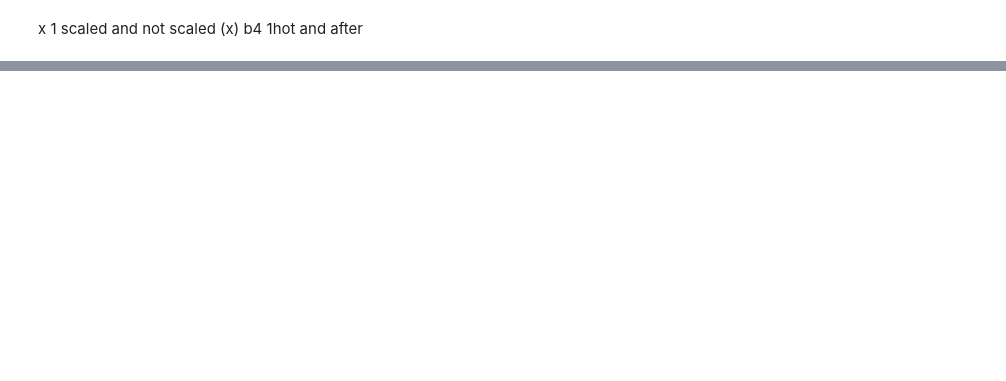
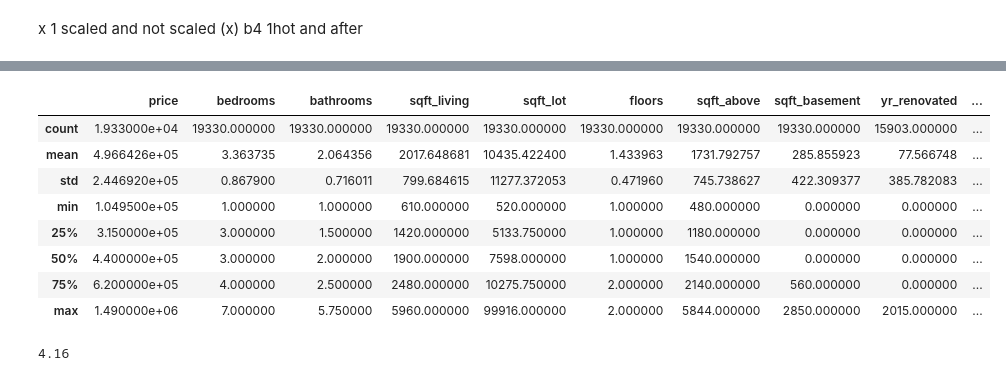
Before and after one commit to axoaxonic/green-housing-dev-analysis-project, a Jupyter notebook: development-notebooks/1book.ipynb, the cells around one changed output, grey strips where cells are left out. Saved outputs shown, nothing was run; the diff lists cells and outputs as text; code cells hidden in the pictures; blank space fills up the shorter version.

```diff
--- a/development-notebooks/1book.ipynb
+++ b/development-notebooks/1book.ipynb
@@ -149,3 +333,19 @@ y = zip_ohe_columns['price']
+# %%
+clean_null.describe()
+# %% [output]
+|  | price | bedrooms | bathrooms | sqft_living | sqft_lot | floors | sqft_above | sqft_basement | yr_renovated | ... |
+| count | 1.933000e+04 | 19330.000000 | 19330.000000 | 19330.000000 | 19330.000000 | 19330.000000 | 19330.000000 | 19330.000000 | 15903.000000 | ... |
+| mean | 4.966426e+05 | 3.363735 | 2.064356 | 2017.648681 | 10435.422400 | 1.433963 | 1731.792757 | 285.855923 | 77.566748 | ... |
+| std | 2.446920e+05 | 0.867900 | 0.716011 | 799.684615 | 11277.372053 | 0.471960 | 745.738627 | 422.309377 | 385.782083 | ... |
+| min | 1.049500e+05 | 1.000000 | 1.000000 | 610.000000 | 520.000000 | 1.000000 | 480.000000 | 0.000000 | 0.000000 | ... |
+| 25% | 3.150000e+05 | 3.000000 | 1.500000 | 1420.000000 | 5133.750000 | 1.000000 | 1180.000000 | 0.000000 | 0.000000 | ... |
+| 50% | 4.400000e+05 | 3.000000 | 2.000000 | 1900.000000 | 7598.000000 | 1.000000 | 1540.000000 | 0.000000 | 0.000000 | ... |
+| 75% | 6.200000e+05 | 4.000000 | 2.500000 | 2480.000000 | 10275.750000 | 2.000000 | 2140.000000 | 560.000000 | 0.000000 | ... |
+| max | 1.490000e+06 | 7.000000 | 5.750000 | 5960.000000 | 99916.000000 | 2.000000 | 5844.000000 | 2850.000000 | 2015.000000 | ... |
+# %%
+3.3 + .86
+# %% [output]
+4.16
 # %%
 model = sm.OLS(endog=y, exog=X_c).fit()
 model_summary = model.summary()
```
Also changed, not shown: parts of 20 cells of this notebook.
